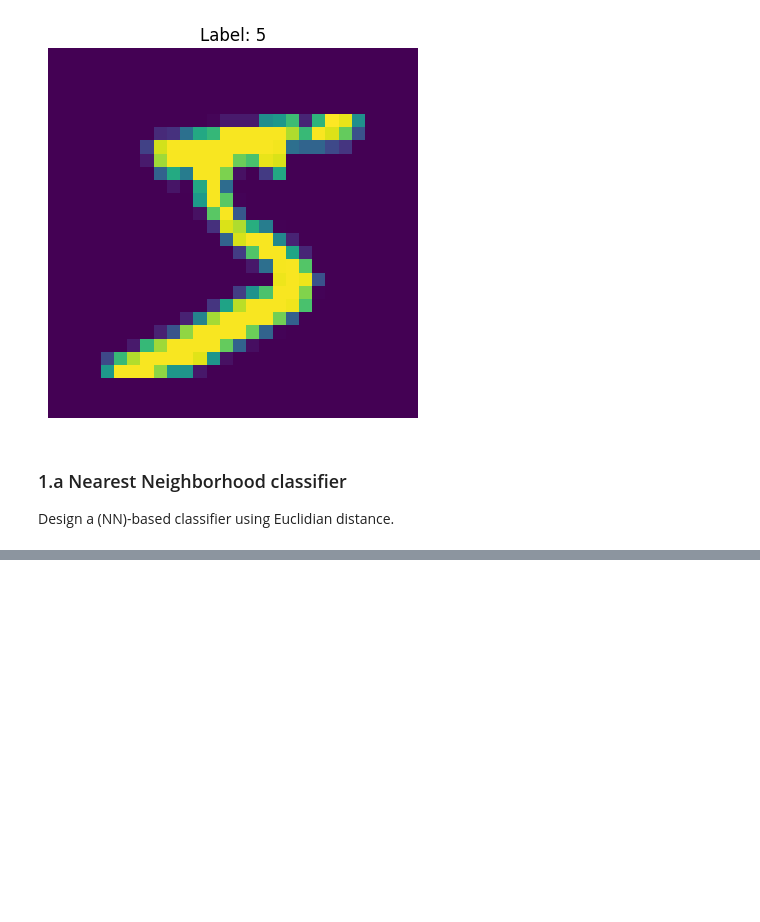
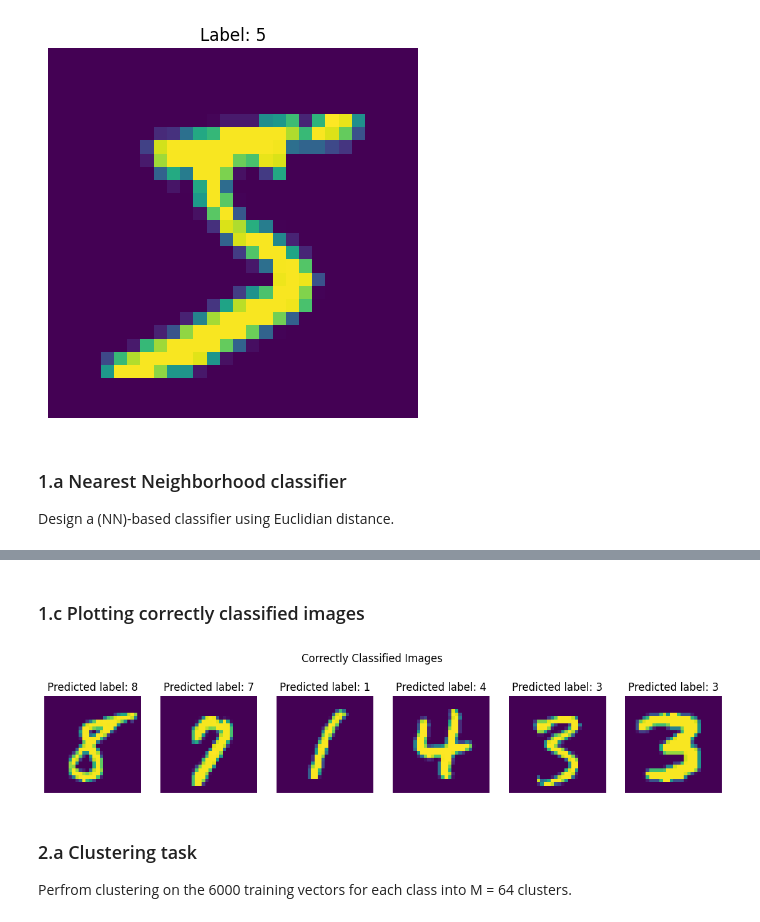
Before and after one commit to tuvats/TTT4275-Classification-project, a Jupyter notebook: Numbers_project/Numbers_task.ipynb, the cells around one changed output, grey strips where cells are left out. Drawn from its saved outputs; the diff is of its cells as text; code cells hidden in the pictures; blank space fills up the shorter version.

```diff
--- a/Numbers_project/Numbers_task.ipynb
+++ b/Numbers_project/Numbers_task.ipynb
@@ -80,0 +95,13 @@ plot_cm(conf_matrix, class_names)
+# %% [markdown]
+### 1.c Plotting correctly classified images
+# %%
+from image_plot import plot_correct_images
+
+# Plot of some correctly classified images
+plot_correct_images(correct_predictions, correct_labels)
+# %% [output]
+[figure, added]
+# %% [markdown]
+### 2.a Clustering task
+
+Perfrom clustering on the 6000 training vectors for each class into M = 64 clusters.
```
Also changed, not shown: parts of 9 cells of this notebook, 3 other files.
